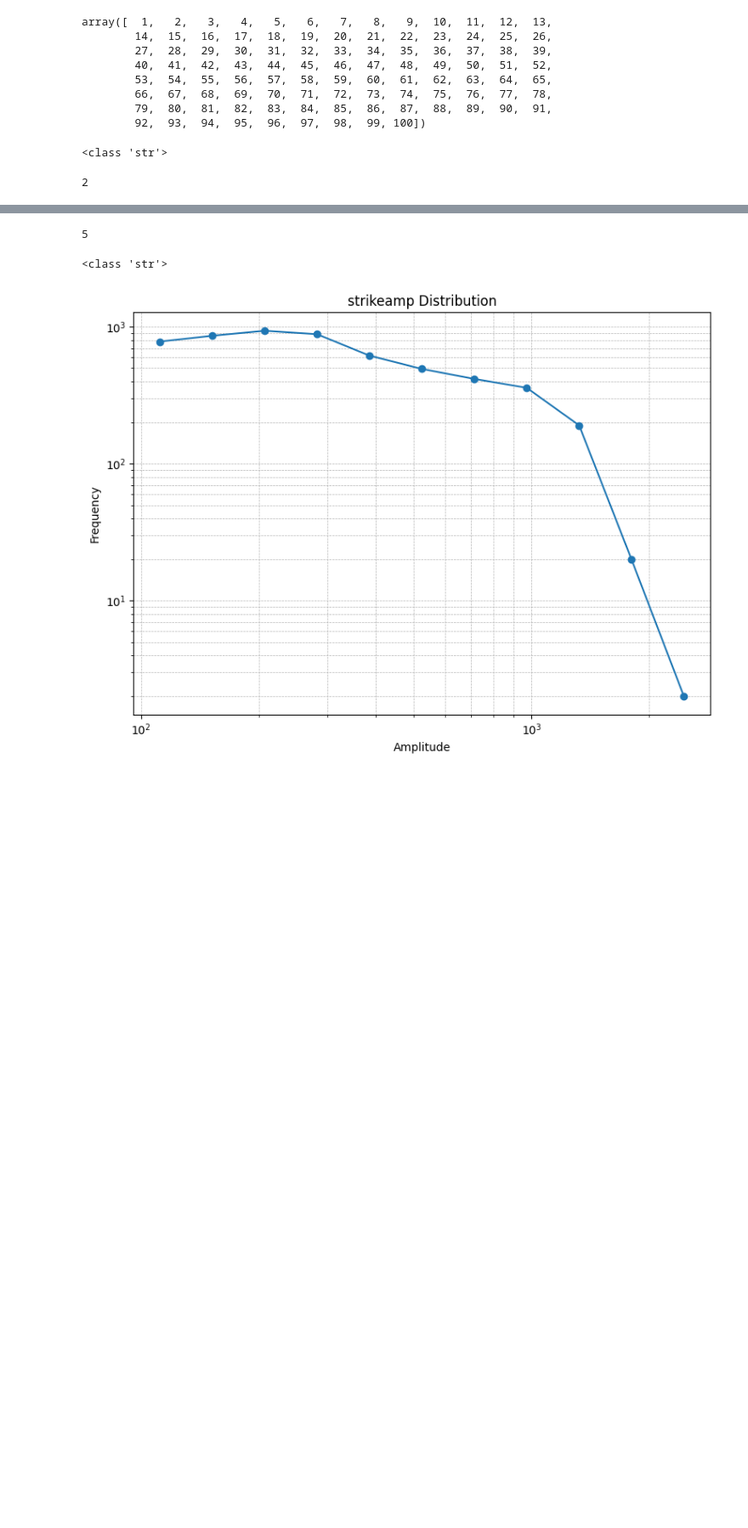
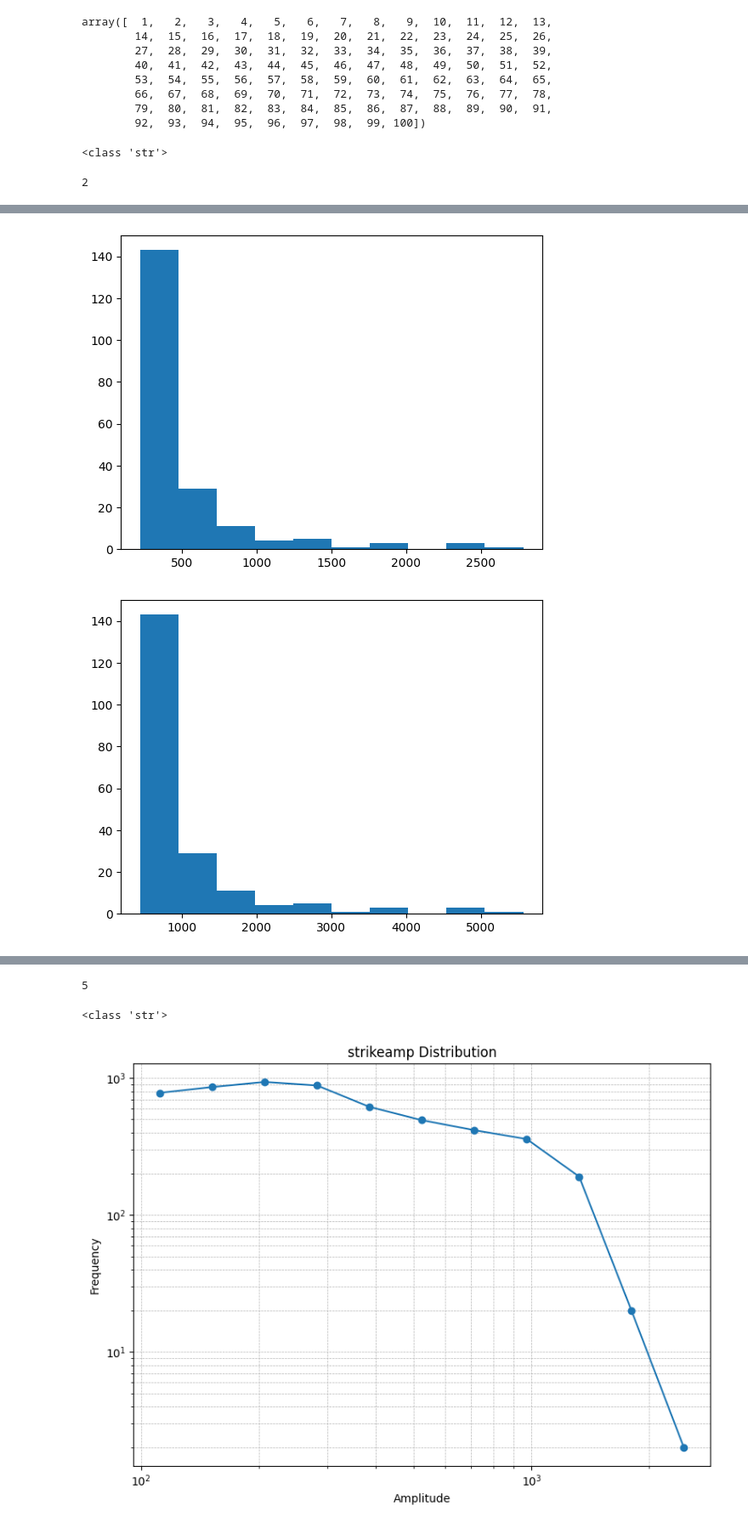
Before and after one commit to OmGuin/BASDL, a Jupyter notebook: random_testing.ipynb, the cells around one changed output, grey strips where cells are left out. Shown: that part at 85% size. Drawn from its saved outputs; the diff is of its cells as text; code cells hidden in the pictures; blank space fills up the shorter version.

```diff
--- a/random_testing.ipynb
+++ b/random_testing.ipynb
@@ -81,3 +87,10 @@ print(type(str(datetime.now())))
 (True + 1)
 # %% [output]
 2
+# %%
+import numpy as np
+sigma_b = 0.2
+rng = np.random.default_rng(200)
+Nres = 200
+b = np.exp(sigma_b * rng.normal(size=Nres) - 0.5 * sigma_b**2)
+b
@@ -83,0 +119,22 @@ print(type(str(datetime.now())))
+# %%
+alpha = 2.5# rng.uniform(1.1, 2.5)
+bmin, bmax = 0.2, 3.0
+u = rng.random(Nres)
+if np.isclose(alpha, 1.0, atol=1e-6):
+    b = bmin * (bmax / bmin) ** u
+else:
+    p = 1.0 - alpha
+    b = (u * (bmax**p - bmin**p) + bmin**p) ** (1.0 / p)
+b = b / b.mean()
+# %%
+plt.hist(b * 500)
+plt.show()
+
+plt.hist(b * 1000)
+plt.show()
+
+plt.hist(b * 2000)
+plt.show()
+# %% [output]
+[figure, added]
+[figure, added]
```
Also changed, not shown: parts of 5 cells of this notebook, 40 other files.
